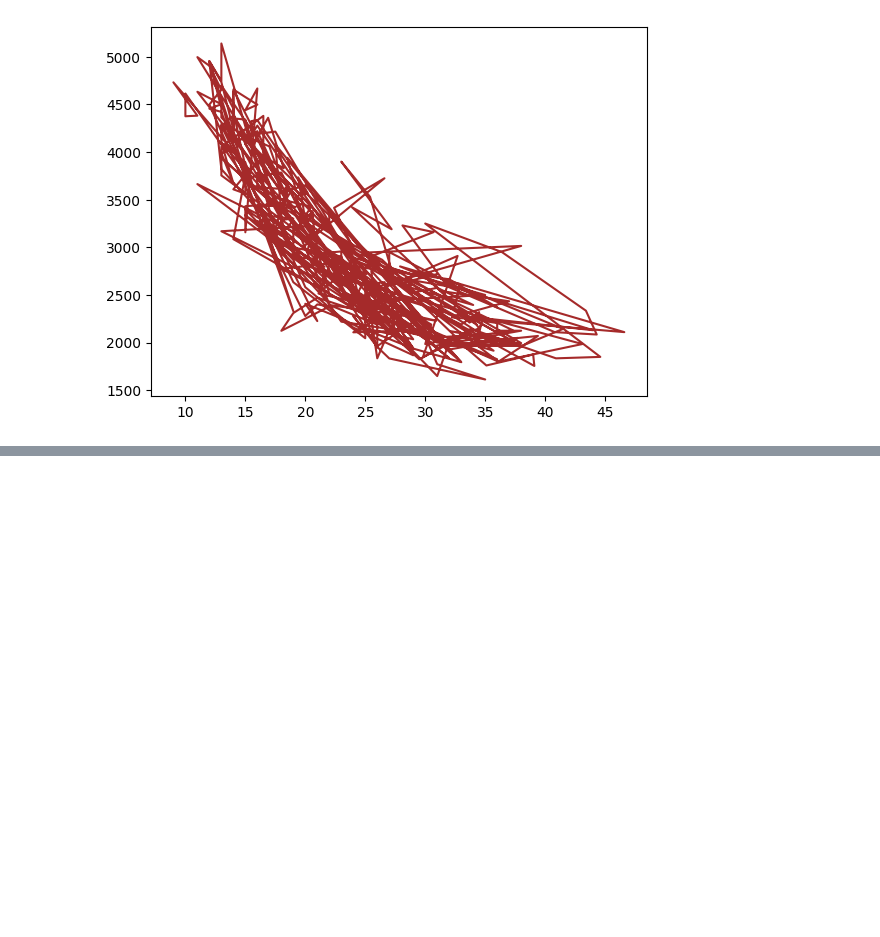
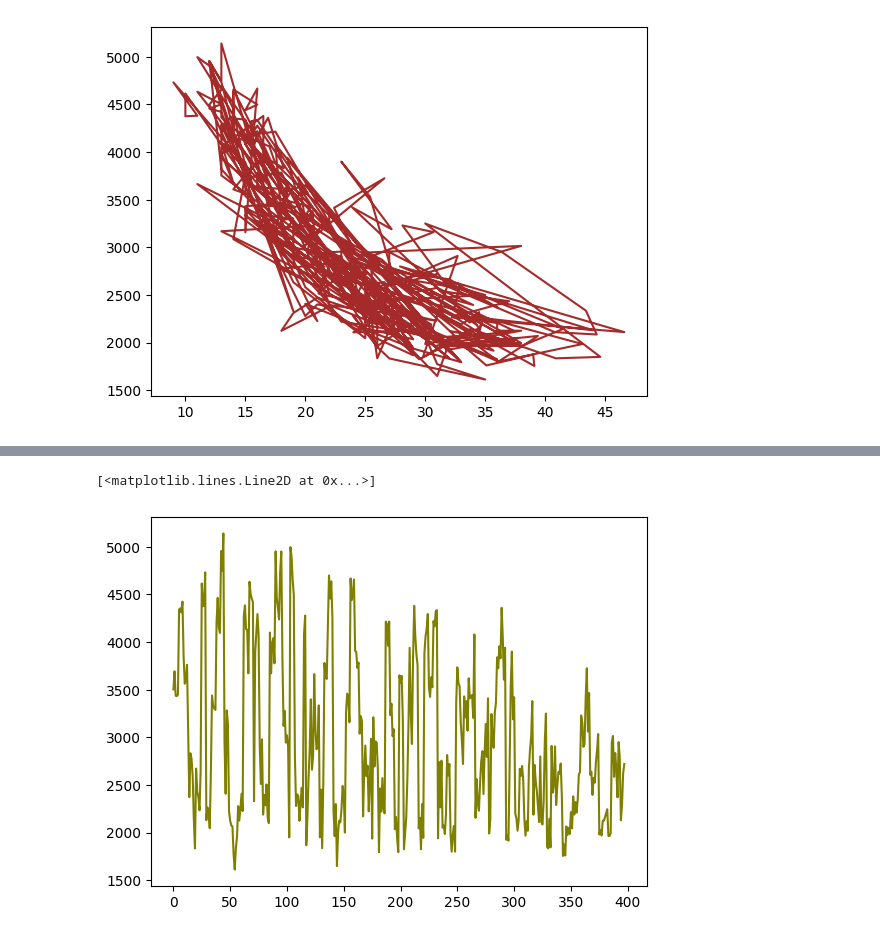
Before and after one commit to geershatisaxena/mpg-Data-Analysis, a Jupyter notebook: matplotlib.ipynb, the cells around one changed output, grey strips where cells are left out. Saved outputs shown, nothing was run; the diff lists cells and outputs as text; code cells hidden in the pictures; blank space fills up the shorter version.

```diff
--- a/matplotlib.ipynb
+++ b/matplotlib.ipynb
@@ -56,0 +67,5 @@ plt.plot(df["mpg"], df["weight"], color="brown")
+# %%
+plt.plot(df["weight"], color="olive")
+# %% [output]
+[<matplotlib.lines.Line2D at 0x...>]
+[figure, added]
```
Also changed, not shown: parts of 101 cells of this notebook.
